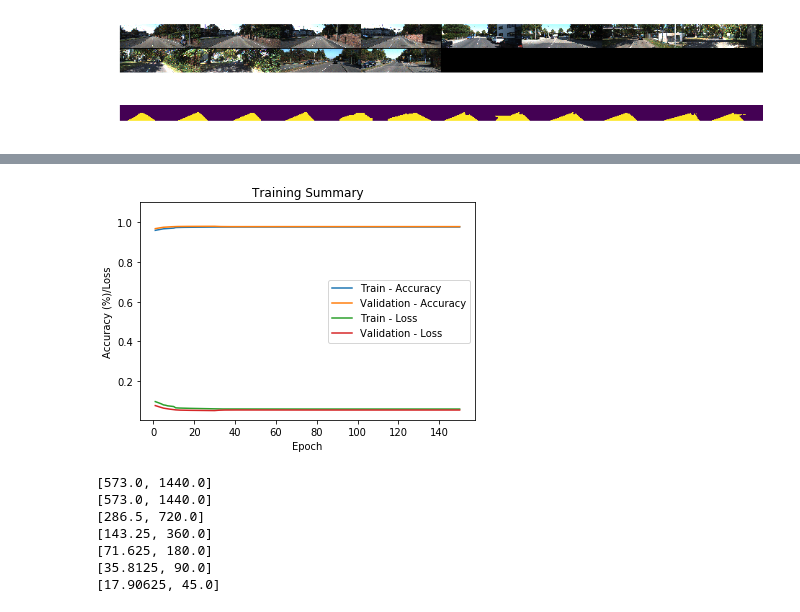
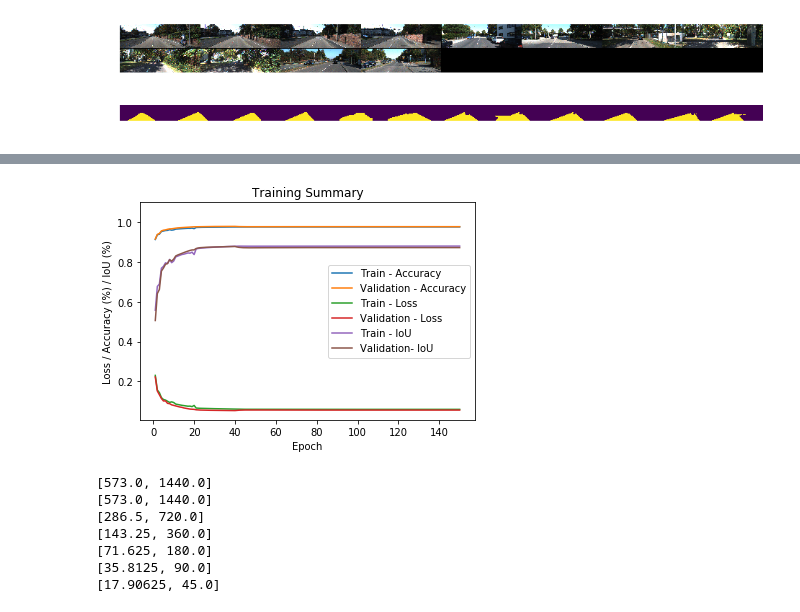
Before and after one commit to XDynames/FCN-Implementation, a Jupyter notebook: FCN - VGG16.ipynb, the cells around one changed output, grey strips where cells are left out. Saved outputs shown, nothing was run; the diff lists cells and outputs as text; code cells hidden in the pictures.

Commit message:
Another train tracking IoU

```diff
--- a/FCN - VGG16.ipynb
+++ b/FCN - VGG16.ipynb
@@ -152,10 +152,8 @@ def trainFCN(network, lossFn, optimiser, scheduler, NumberOfEpochs, batchLoader)
     network.to(device)
 
     # Make some lists to track loss and accuracy
-    trainingLoss = list()
-    validationLoss = list()
-    trainingAcc = list()
-    validationAcc = list()
+    trainingLoss, trainingAcc, trainingIoU = [], [], []
+    validationLoss, validationAcc, validationIoU = [], [], []
 
     # Preform training and validation NumberOfEpochs times
     for epoch in range(1, NumberOfEpochs + 1):
@@ -226,6 +224,7 @@ def trainFCN(network, lossFn, optimiser, scheduler, NumberOfEpochs, batchLoader)
                 print('Training')
                 trainingAcc.append(epochAcc)
                 trainingLoss.append(epochLoss)
+                trainingIoU.append(epochIoU)
                 print('Loss: {:.4f} Accuracy: {:.2f}% IoU: {:.2f}%'.format(epochLoss,
                                                                     epochAcc*100, epochIoU*100))
 
@@ -233,6 +232,7 @@ def trainFCN(network, lossFn, optimiser, scheduler, NumberOfEpochs, batchLoader)
                 print('Validation')
                 validationAcc.append(epochAcc)
                 validationLoss.append(epochLoss)
+                validationIoU.append(epochIoU)
                 print('Loss: {:.4f} Accuracy: {:.2f}% IoU: {:.2f}%'.format(epochLoss,
                                                               epochAcc*100, epochIoU*100))
 
@@ -259,9 +259,9 @@ def trainFCN(network, lossFn, optimiser, scheduler, NumberOfEpochs, batchLoader)
     if torch.cuda.is_available():
         torch.cuda.empty_cache()
 
-    return trainingLoss, trainingAcc, validationLoss, validationAcc
+    return trainingLoss, trainingAcc, trainingIoU, validationLoss, validationAcc, validationIoU
 # %%
-trainingLoss, trainingAcc, validationLoss, validationAcc = trainFCN(FCN8, lossFN, optimiser, scheduler, 150, loaders)
+trainingLoss, trainingAcc, trainingIoU, validationLoss, validationAcc, validationIoU = trainFCN(FCN8, lossFN, optimiser, scheduler, 150, loaders)
 # %% [output]
 Epoch: 1/150
 [interactive output not drawn]
@@ -287,20 +287,22 @@ Epoch: 3/150
 # %%
 # Training and Testing accuracy
 epochs = len(trainingLoss)
 x = np.linspace(1, epochs, num = epochs)
 plt.plot(x, trainingAcc)
 plt.plot(x , validationAcc)
 plt.plot(x, trainingLoss)
 plt.plot(x , validationLoss)
+plt.plot(x, trainingIoU)
+plt.plot(x, validationIoU)
 plt.ylim(top = 1.1)
 plt.title('Training Summary')
-plt.ylabel('Accuracy (%)/Loss')
+plt.ylabel('Loss / Accuracy (%) / IoU (%)')
 plt.xlabel('Epoch')
-plt.legend(['Train - Accuracy', 'Validation - Accuracy', 'Train - Loss', 'Validation - Loss'], loc='center right')
+plt.legend(['Train - Accuracy', 'Validation - Accuracy', 'Train - Loss', 'Validation - Loss', 'Train - IoU', 'Validation- IoU'], loc='center right')
 plt.savefig('TrainingSummary.png')
 plt.show()
 # %% [output]
-[figure, old version]
+[figure, new version]
 # %%
 from Scripts.convOutputSize import convolutionOutputSize, maxpoolOutputSize
 # %%
```
Also changed, not shown: parts of 1 cell of this notebook, 1 other file.
